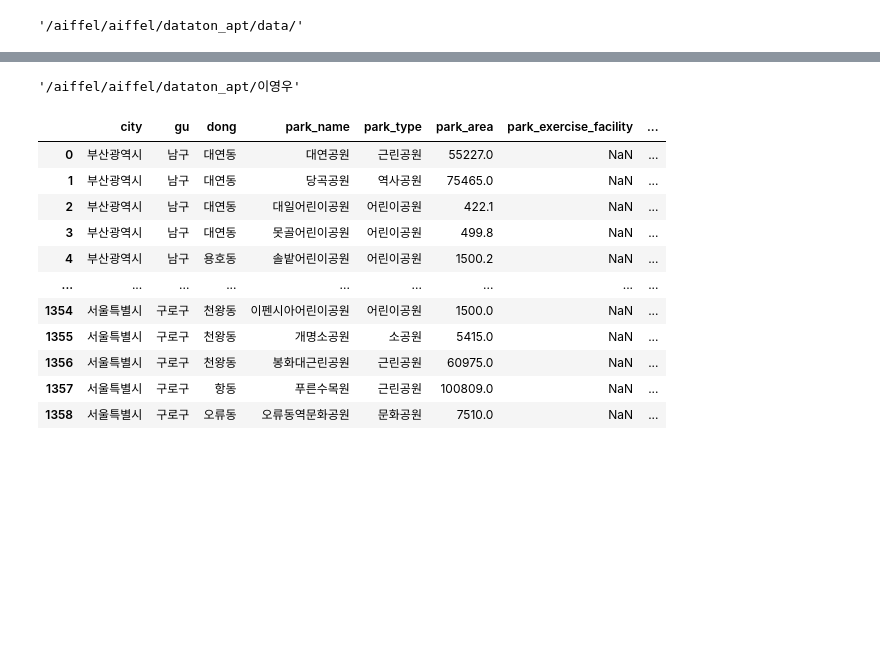
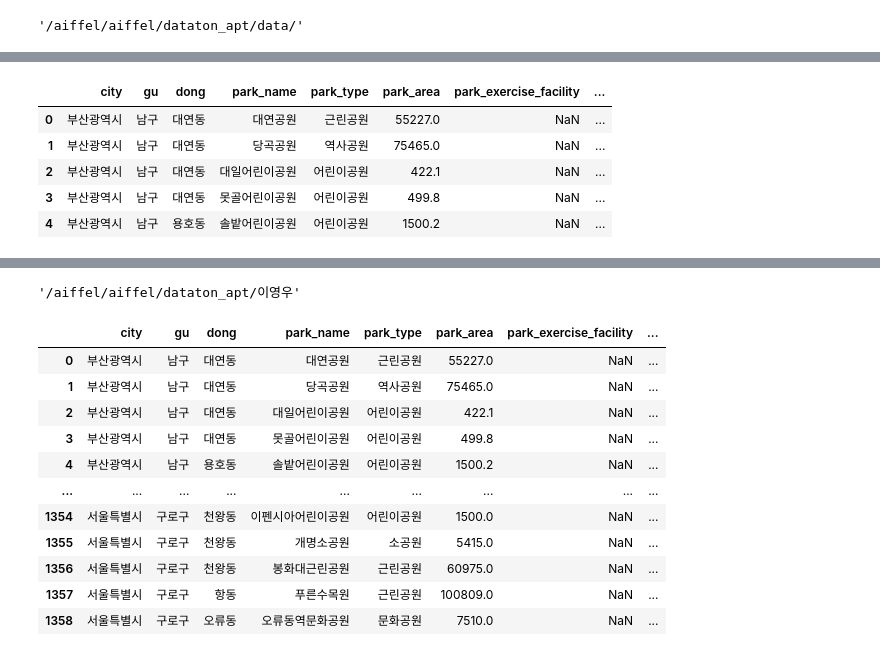
Before and after one commit to Orderlee/aiffel_datathon, a Jupyter notebook: 이영우/dataton_apt.ipynb, the cells around one changed output, grey strips where cells are left out. Drawn from its saved outputs; the diff is of its cells as text; code cells hidden in the pictures; blank space fills up the shorter version.

```diff
--- a/이영우/dataton_apt.ipynb
+++ b/이영우/dataton_apt.ipynb
@@ -8,0 +39,10 @@ home
+# %%
+park_df = pd.read_csv(home +'park.csv')
+park_df.head()
+# %% [output]
+|  | city | gu | dong | park_name | park_type | park_area | park_exercise_facility | ... |
+| 0 | 부산광역시 | 남구 | 대연동 | 대연공원 | 근린공원 | 55227.0 | NaN | ... |
+| 1 | 부산광역시 | 남구 | 대연동 | 당곡공원 | 역사공원 | 75465.0 | NaN | ... |
+| 2 | 부산광역시 | 남구 | 대연동 | 대일어린이공원 | 어린이공원 | 422.1 | NaN | ... |
+| 3 | 부산광역시 | 남구 | 대연동 | 못골어린이공원 | 어린이공원 | 499.8 | NaN | ... |
+| 4 | 부산광역시 | 남구 | 용호동 | 솔밭어린이공원 | 어린이공원 | 1500.2 | NaN | ... |
```
Also changed, not shown: parts of 8 cells of this notebook, 1 other file.
